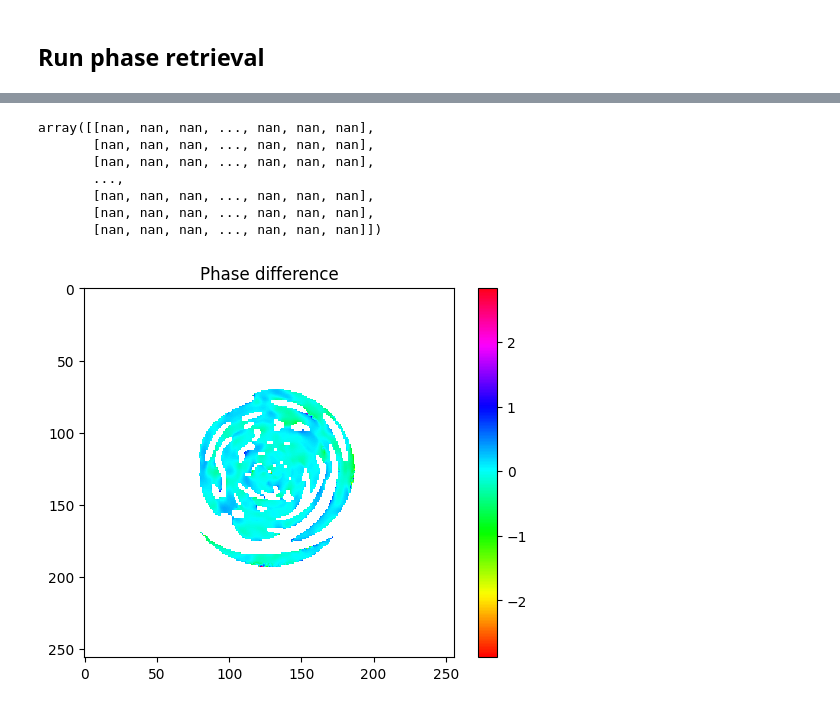
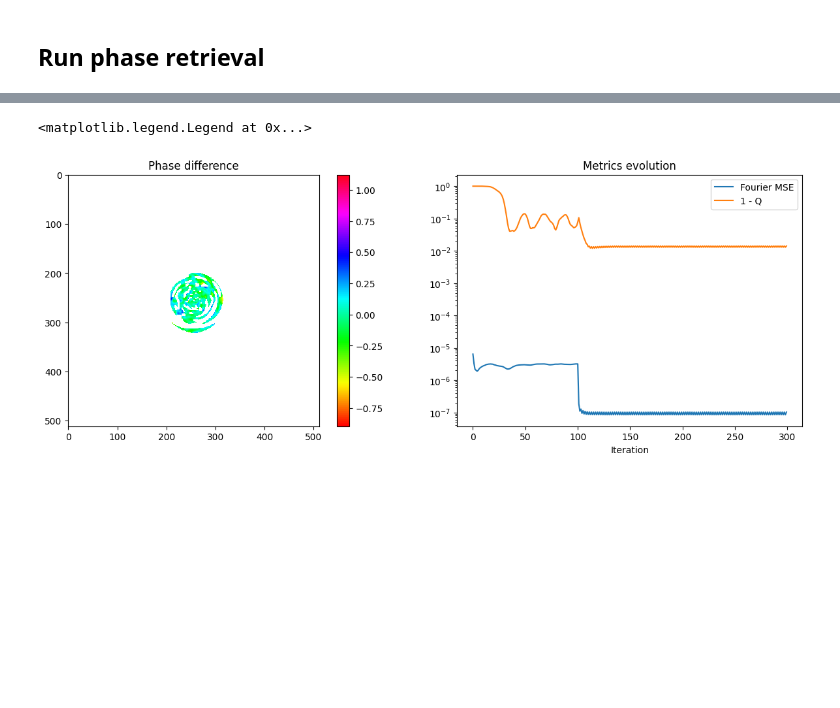
Before and after one commit to jysru/Speckle-Retrieval, a Jupyter notebook: notebooks/example_simple_cupy.ipynb, the cells around one changed output, grey strips where cells are left out. Cells and saved outputs as stored; diff of their text form; code cells hidden in the pictures; blank space fills up the shorter version.

Commit message:
Refined example with cupy

```diff
--- a/notebooks/example_simple_cupy.ipynb
+++ b/notebooks/example_simple_cupy.ipynb
@@ -22,7 +25,7 @@ import speckleret
 Load pre-computed example speckle field (computed from a GRIN fiber simulation) and compute its Fourier transform
 # %%
 field = np.load('../imports/grin_speckle_example.npy')
-# field = speckleret.transforms.pad_img(field, pad=0.5)
+field = speckleret.transforms.pad_img(field, pad=0.5)
 ft_field = speckleret.transforms.fourier_transform(field, pad=None)
 _ = speckleret.plots.compare_complex_fields(field, ft_field, remove_ticks=True)
 # %% [output]
@@ -30,6 +32,0 @@ _ = speckleret.plots.compare_complex_fields(field, ft_field, remove_ticks=True)
-# %%
-noisy_field = speckleret.noise.add_complex_noise(field, intens_noise_std=0.005, phase_noise_std=1064e-9/60, wavelength=1064e-9)
-noisy_ft = speckleret.noise.add_complex_noise(ft_field, intens_noise_std=0.005, phase_noise_std=1064e-9/60, wavelength=1064e-9)
-
-_ = speckleret.plots.compare_complex_fields(field, noisy_field, remove_ticks=True)
-_ = speckleret.plots.compare_complex_fields(ft_field, noisy_ft, remove_ticks=True)
@@ -53,2 +47,8 @@ plt.show()
 # %% [markdown]
 ## Run phase retrieval
+# %%
+noisy_field = speckleret.noise.add_complex_noise(field, intens_noise_std=0.000, phase_noise_std=0*1064e-9/100, wavelength=1064e-9)
+noisy_ft = speckleret.noise.add_complex_noise(ft_field, intens_noise_std=0.000, phase_noise_std=0*1064e-9/100, wavelength=1064e-9)
+
+_ = speckleret.plots.compare_complex_fields(field, noisy_field, remove_ticks=True)
+_ = speckleret.plots.compare_complex_fields(ft_field, noisy_ft, remove_ticks=True)
@@ -55,24 +58,33 @@ plt.show()
 # %%
 max_iter = 300
-beta = 0.8
+beta = 0.9
 
-x = np.abs(field) * np.exp(1j * 2 * np.pi * np.random.rand(*field.shape))
+x = np.abs(noisy_field) * np.exp(1j * 2 * np.pi * np.random.rand(*field.shape))
+x = cp.array(x)
+noisy_field = cp.array(noisy_field)
+noisy_ft = cp.array(noisy_ft)
 
 mse = []
 quality = []
 for i in range(max_iter):
-    metric = speckleret.cupy.metrics.mse(speckleret.cupy.transforms.fourier_transform(cp.array(x)), np.abs(cp.array(ft_field)))
-    q = speckleret.cupy.metrics.quality(cp.array(x[support]), cp.array(field[support]), inversed=True)
+    metric = speckleret.cupy.metrics.mse(speckleret.cupy.transforms.fourier_transform(x), np.abs(noisy_ft))
+    q = speckleret.cupy.metrics.quality(x[support], noisy_field[support], inversed=True)
     mse.append(metric)
     quality.append(q)
 
-    # x = speckleret.retrievalmath.ER(x=x, magnitude_S=np.abs(field), magnitude_M=np.abs(ft), support=support)
-    # x = speckleret.retrievalmath.SF(x=x, magnitude_S=np.abs(field), magnitude_M=np.abs(ft), support=support)
-    # x = speckleret.retrievalmath.HIO(x=x, magnitude_S=np.abs(field), magnitude_M=np.abs(ft), support=support, beta=beta)
-    # x = speckleret.retrievalmath.DM(x=x, magnitude_S=np.abs(field), magnitude_M=np.abs(ft), support=support, beta=beta)
-    # x = speckleret.retrievalmath.ASR(x=x, magnitude_S=np.abs(field), magnitude_M=np.abs(ft), support=support)
-    # x = speckleret.retrievalmath.HPR(x=x, magnitude_S=np.abs(field), magnitude_M=np.abs(ft), support=support, beta=beta)
-    x = speckleret.cupy.retrievalmath.RAAR(x=cp.array(x), magnitude_S=cp.array(np.abs(field)), magnitude_M=cp.array(np.abs(ft_field)), support=cp.array(support), beta=beta)
+    if i < 100:
+    # x = speckleret.retrievalmath.ER(x=x, magnitude_S=np.abs(noisy_field), magnitude_M=np.abs(noisy_ft), support=support)
+    #
+        x = speckleret.cupy.retrievalmath.RAAR(x=x, magnitude_S=cp.abs(noisy_field), magnitude_M=cp.abs(noisy_ft), support=support, beta=beta)
+    else:
+        if i % 2 == 1:
+            x = speckleret.retrievalmath.HIO(x=x, magnitude_S=np.abs(noisy_field), magnitude_M=np.abs(noisy_ft), support=support, beta=beta)
+            # x = speckleret.retrievalmath.ER(x=x, magnitude_S=np.abs(noisy_field), magnitude_M=np.abs(noisy_ft), support=support)
+        else:
+            # x = speckleret.retrievalmath.ER(x=x, magnitude_S=np.abs(noisy_field), magnitude_M=np.abs(noisy_ft), support=support)
+            x = speckleret.cupy.retrievalmath.RAAR(x=x, magnitude_S=cp.abs(noisy_field), magnitude_M=cp.abs(noisy_ft), support=support, beta=beta)
+            x = speckleret.retrievalmath.ER(x=x, magnitude_S=np.abs(noisy_field), magnitude_M=np.abs(noisy_ft), support=support)
+
 
     if i == 0:
         q_best, x_best = q, x
@@ -81,5 +93,28 @@ for i in range(max_iter):
             q_best, x_best = q, x
 
 
-speckleret.plots.phase_difference(cp.asnumpy(x_best), cp.asnumpy(field), cp.asnumpy(support))
+x_best = cp.asnumpy(x_best)
+noisy_field = cp.asnumpy(noisy_field)
+
+print(f"Quality: {speckleret.metrics.quality(cp.asnumpy(x[support]), cp.asnumpy(noisy_field[support]))}")
+print(f"Pearson: {speckleret.metrics.pearson(cp.asnumpy(x[support]), cp.asnumpy(noisy_field[support]))}")
+print(f"Best Quality: {speckleret.metrics.quality(cp.asnumpy(x_best[support]), cp.asnumpy(noisy_field[support]))}")
+print(f"Best Pearson: {speckleret.metrics.pearson(cp.asnumpy(x_best[support]), cp.asnumpy(noisy_field[support]))}")
+print(f"Quality: {speckleret.metrics.quality(cp.asnumpy(np.exp(1j * np.angle(x[support]))), cp.asnumpy(np.exp(1j * np.angle(noisy_field[support]))))}")
+print(f"Pearson: {speckleret.metrics.pearson(cp.asnumpy(x[support]), cp.asnumpy(noisy_field[support]))}")
+print(f"Best Quality: {speckleret.metrics.quality(cp.asnumpy(np.exp(1j * np.angle(x_best[support]))), cp.asnumpy(np.exp(1j * np.angle(noisy_field[support]))))}")
+print(f"Best Pearson: {speckleret.metrics.pearson(cp.asnumpy(x_best[support]), cp.asnumpy(noisy_field[support]))}")
+
+plt.figure(figsize=(15, 5))
+
+plt.subplot(1, 2, 1)
+speckleret.plots.phase_difference(cp.asnumpy(x_best), cp.asnumpy(noisy_field), support)
+
+plt.subplot(1, 2, 2)
+plt.plot([m.get() for m in mse], label='Fourier MSE')
+plt.plot([q.get() for q in quality], label='1 - Q')
+plt.yscale('log')
+plt.title('Metrics evolution')
+plt.xlabel('Iteration')
+plt.legend()
 # %% [output]
@@ -90,8 +133,2 @@ Phase error:
-array([[nan, nan, nan, ..., nan, nan, nan],
-       [nan, nan, nan, ..., nan, nan, nan],
-       [nan, nan, nan, ..., nan, nan, nan],
-       ...,
-       [nan, nan, nan, ..., nan, nan, nan],
-       [nan, nan, nan, ..., nan, nan, nan],
-       [nan, nan, nan, ..., nan, nan, nan]])
+<matplotlib.legend.Legend at 0x...>
-[figure, old version]
+[figure, new version]
```
Also changed, not shown: parts of 9 cells of this notebook, 1 other file.
